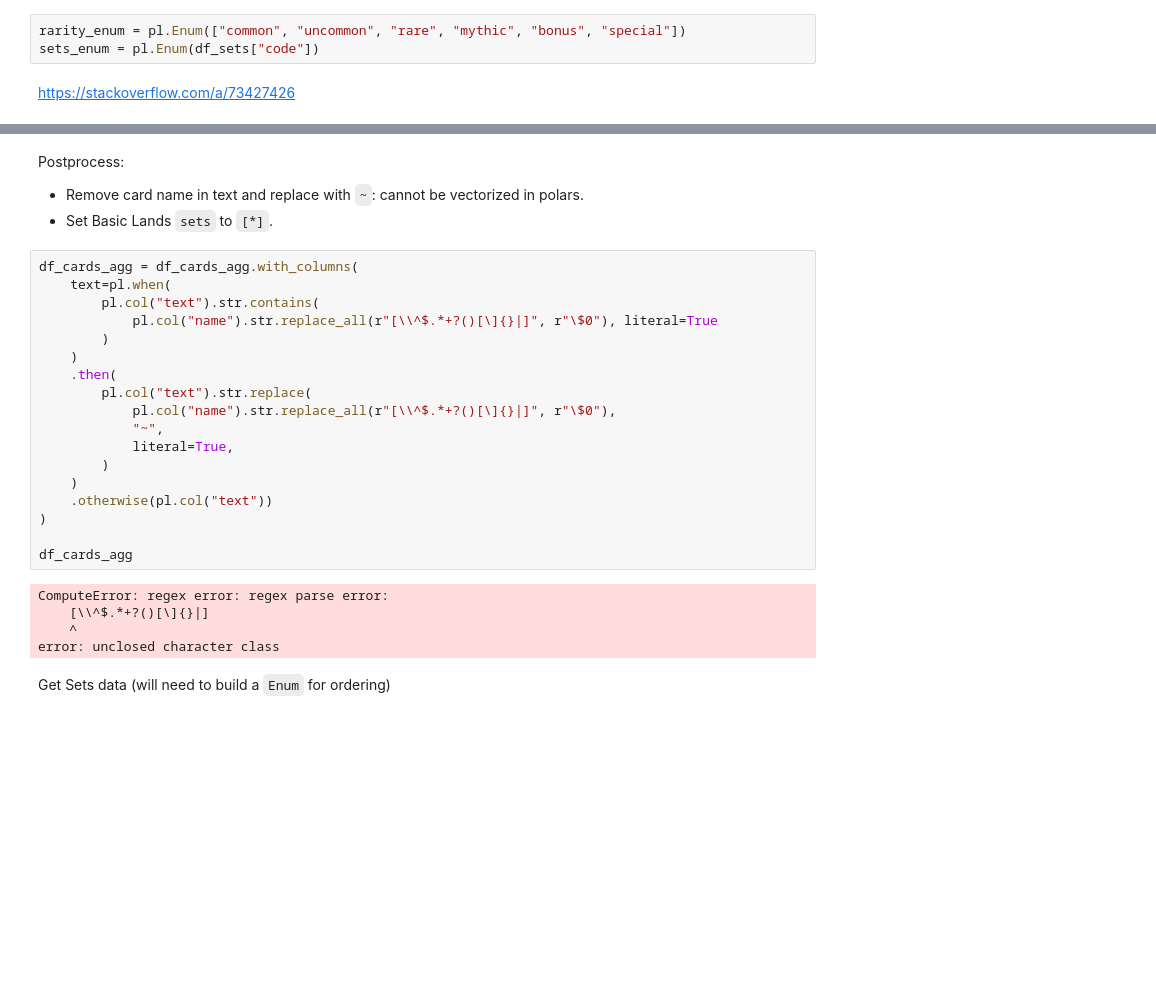
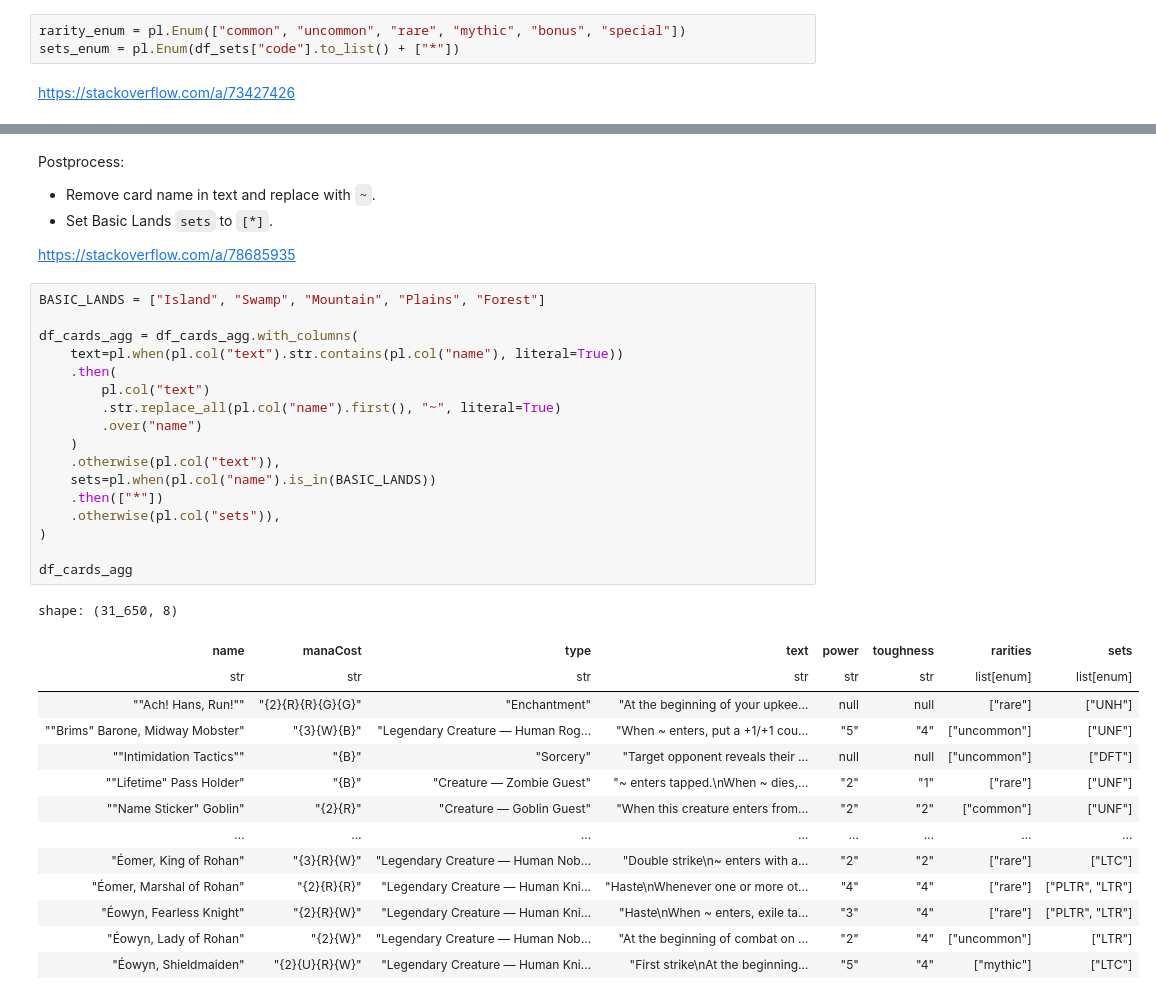
Before and after one commit to vico/mtg-embeddings, a Jupyter notebook: mtgjson_etl.ipynb, the cells around one changed output, grey strips where cells are left out. Cells and saved outputs as stored; diff of their text form; blank space fills up the shorter version.

```diff
--- a/mtgjson_etl.ipynb
+++ b/mtgjson_etl.ipynb
@@ -71,7 +71,7 @@ shape: (784, 4)
 | 23929.0 | "Aetherdrift Commander" | "DRC" | "2025-02-14" |
 # %%
 rarity_enum = pl.Enum(["common", "uncommon", "rare", "mythic", "bonus", "special"])
-sets_enum = pl.Enum(df_sets["code"])
+sets_enum = pl.Enum(df_sets["code"].to_list() + ["*"])
 # %% [markdown]
 https://stackoverflow.com/a/73427426
 # %%
@@ -105,30 +105,39 @@ shape: (31_650, 8)
 # %% [markdown]
 Postprocess:
 
-- Remove card name in text and replace with `~`: cannot be vectorized in polars.
+- Remove card name in text and replace with `~`.
 - Set Basic Lands `sets` to `[*]`.
+
+https://stackoverflow.com/a/78685935
 # %%
+BASIC_LANDS = ["Island", "Swamp", "Mountain", "Plains", "Forest"]
+
 df_cards_agg = df_cards_agg.with_columns(
-    text=pl.when(
-        pl.col("text").str.contains(
-            pl.col("name").str.replace_all(r"[\\^$.*+?()[\]{}|]", r"\$0"), literal=True
-        )
+    text=pl.when(pl.col("text").str.contains(pl.col("name"), literal=True))
+    .then(
+        pl.col("text")
+        .str.replace_all(pl.col("name").first(), "~", literal=True)
+        .over("name")
     )
-    .then(
-        pl.col("text").str.replace(
-            pl.col("name").str.replace_all(r"[\\^$.*+?()[\]{}|]", r"\$0"),
-            "~",
-            literal=True,
-        )
-    )
-    .otherwise(pl.col("text"))
+    .otherwise(pl.col("text")),
+    sets=pl.when(pl.col("name").is_in(BASIC_LANDS))
+    .then(["*"])
+    .otherwise(pl.col("sets")),
 )
 
 df_cards_agg
 # %% [output]
-ComputeError: regex error: regex parse error:
-    [\\^$.*+?()[\]{}|]
-    ^
-error: unclosed character class
+shape: (31_650, 8)
+| name | manaCost | type | text | power | toughness | rarities | sets |
+| str | str | str | str | str | str | list[enum] | list[enum] |
+| ""Ach! Hans, Run!"" | "{2}{R}{R}{G}{G}" | "Enchantment" | "At the beginning of your upkee… | null | null | ["rare"] | ["UNH"] |
+| ""Brims" Barone, Midway Mobster" | "{3}{W}{B}" | "Legendary Creature — Human Rog… | "When ~ enters, put a +1/+1 cou… | "5" | "4" | ["uncommon"] | ["UNF"] |
+| ""Intimidation Tactics"" | "{B}" | "Sorcery" | "Target opponent reveals their … | null | null | ["uncommon"] | ["DFT"] |
+| ""Lifetime" Pass Holder" | "{B}" | "Creature — Zombie Guest" | "~ enters tapped.\nWhen ~ dies,… | "2" | "1" | ["rare"] | ["UNF"] |
+| ""Name Sticker" Goblin" | "{2}{R}" | "Creature — Goblin Guest" | "When this creature enters from… | "2" | "2" | ["common"] | ["UNF"] |
+| … | … | … | … | … | … | … | … |
+| "Éomer, King of Rohan" | "{3}{R}{W}" | "Legendary Creature — Human Nob… | "Double strike\n~ enters with a… | "2" | "2" | ["rare"] | ["LTC"] |
+| "Éomer, Marshal of Rohan" | "{2}{R}{R}" | "Legendary Creature — Human Kni… | "Haste\nWhenever one or more ot… | "4" | "4" | ["rare"] | ["PLTR", "LTR"] |
+| "Éowyn, Fearless Knight" | "{2}{R}{W}" | "Legendary Creature — Human Kni… | "Haste\nWhen ~ enters, exile ta… | "3" | "4" | ["rare"] | ["PLTR", "LTR"] |
+| "Éowyn, Lady of Rohan" | "{2}{W}" | "Legendary Creature — Human Nob… | "At the beginning of combat on … | "2" | "4" | ["uncommon"] | ["LTR"] |
+| "Éowyn, Shieldmaiden" | "{2}{U}{R}{W}" | "Legendary Creature — Human Kni… | "First strike\nAt the beginning… | "5" | "4" | ["mythic"] | ["LTC"] |
-# %% [markdown]
-Get Sets data (will need to build a `Enum` for ordering)
```
Also changed, not shown: parts of 2 cells of this notebook.
